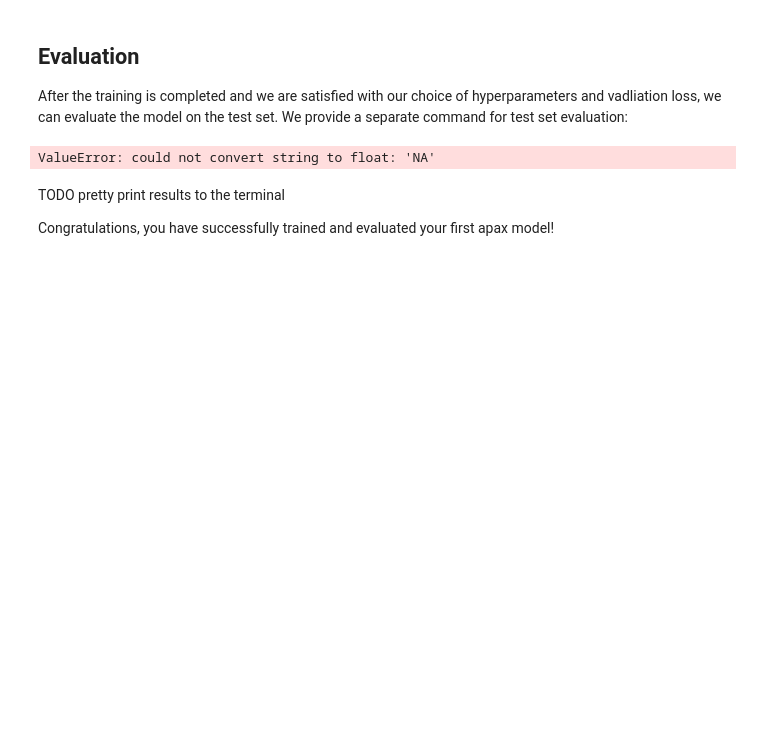
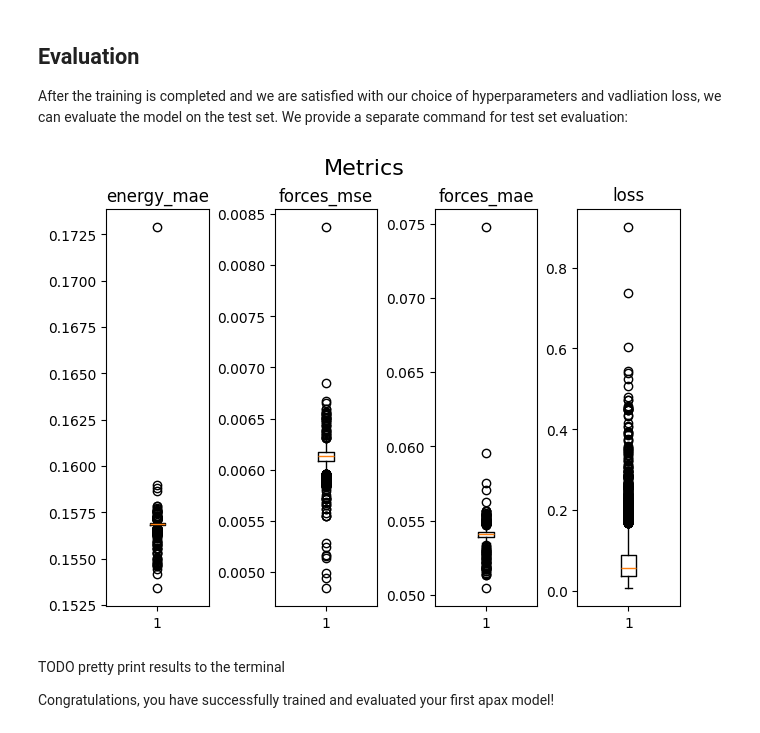
Before and after one commit to apax-hub/apax, a Jupyter notebook: examples/01_Model_Training.ipynb, the cells around one changed output. Cells and saved outputs as stored; diff of their text form; code cells hidden in the pictures; blank space fills up the shorter version.

```diff
--- a/examples/01_Model_Training.ipynb
+++ b/examples/01_Model_Training.ipynb
@@ -232,43 +232,37 @@ eval_model(config_dict, n_test=10)
 # %%
 path = "project/models/benzene_dft_script/eval/log.csv"
 
 keys = ["energy_mae", "forces_mse", "forces_mae", "loss"]
 data_dict = {}
 
 with open(path, 'r') as file:
     reader = csv.reader(file)
 
     # Extract the headers (keys) from the first row
     headers = next(reader)
 
     # Initialize empty lists for each key
     for header in headers:
         data_dict[header] = []
 
     # Read the rest of the rows and append values to the corresponding key
     for row in reader:
         for idx, value in enumerate(row):
             key = headers[idx]
             data_dict[key].append(float(value))
 
-fig, axes = plt.subplots(2, 2, constrained_layout=True)
+fig, axes = plt.subplots(1, 4, constrained_layout=True)
 axes = axes.ravel()
 fig.suptitle(f'Metrics', fontsize=16)
 
 for id, key in enumerate(keys):
-    val = np.array(data_dict[f"val_{key}"])
-    train = np.array(data_dict[f"train_{key}"])
-    epoch = np.array(data_dict["epoch"])
+    test = np.array(data_dict[f"test_{key}"])
 
-    axes[id].plot(epoch, val, label="val data")
-    axes[id].plot(epoch, train, label="train data")
-
-    axes[id].set_ylabel(f"{key}")
-    axes[id].set_xlabel(r"epoch")
-
+    axes[id].set_title(f'{key}')
+    axes[id].boxplot(test)
 plt.show()
 # %% [output]
-ValueError: could not convert string to float: 'NA'
+[figure, added]
 # %% [markdown]
 
 TODO pretty print results to the terminal
```
Also changed, not shown: parts of 3 cells of this notebook.
